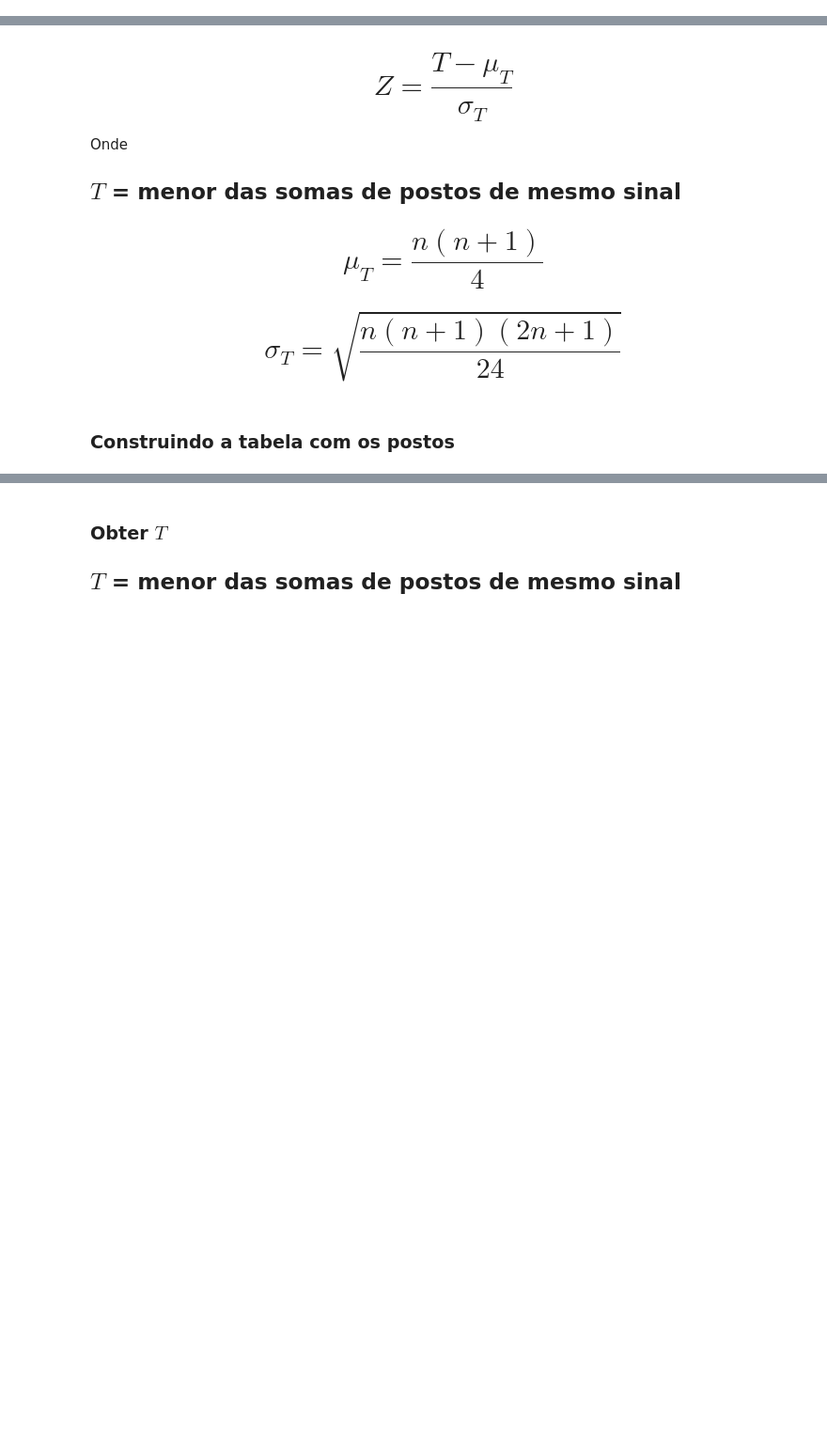
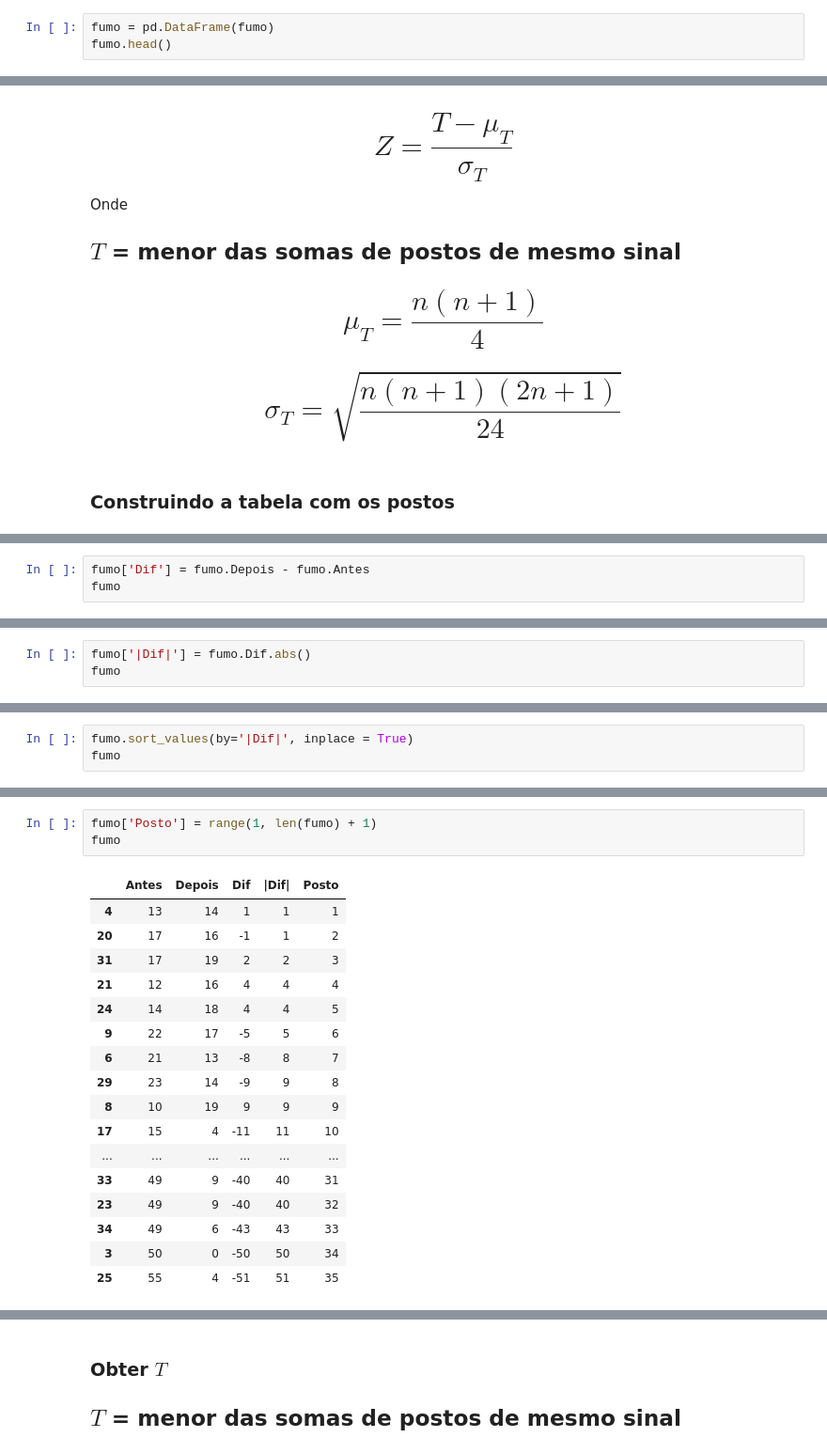
Before and after one commit to fcardosoo/Alura-008-Statistics-with-python-hypothesis-testing, a Jupyter notebook: Curso_de_Estatística_Parte_3.ipynb, the cells around one changed output, grey strips where cells are left out. Shown: that part at 94% size. Saved outputs shown, nothing was run; the diff lists cells and outputs as text; blank space fills up the shorter version.

```diff
--- a/Curso_de_Estatística_Parte_3.ipynb
+++ b/Curso_de_Estatística_Parte_3.ipynb
@@ -1142,0 +1151,3 @@ Empregado quando se deseja comparar duas amostras relacionadas, amostras emparel
+# %%
+fumo = pd.DataFrame(fumo)
+fumo.head()
@@ -1180,0 +1241,3 @@ Onde
+# %%
+fumo['Dif'] = fumo.Depois - fumo.Antes
+fumo
@@ -1180,0 +1262,3 @@ Onde
+# %%
+fumo['|Dif|'] = fumo.Dif.abs()
+fumo
@@ -1180,0 +1283,3 @@ Onde
+# %%
+fumo.sort_values(by='|Dif|', inplace = True)
+fumo
@@ -1180,0 +1304,21 @@ Onde
+# %%
+fumo['Posto'] = range(1, len(fumo) + 1)
+fumo
+# %% [output]
+|  | Antes | Depois | Dif | |Dif| | Posto |
+| 4 | 13 | 14 | 1 | 1 | 1 |
+| 20 | 17 | 16 | -1 | 1 | 2 |
+| 31 | 17 | 19 | 2 | 2 | 3 |
+| 21 | 12 | 16 | 4 | 4 | 4 |
+| 24 | 14 | 18 | 4 | 4 | 5 |
+| 9 | 22 | 17 | -5 | 5 | 6 |
+| 6 | 21 | 13 | -8 | 8 | 7 |
+| 29 | 23 | 14 | -9 | 9 | 8 |
+| 8 | 10 | 19 | 9 | 9 | 9 |
+| 17 | 15 | 4 | -11 | 11 | 10 |
+| ... | ... | ... | ... | ... | ... |
+| 33 | 49 | 9 | -40 | 40 | 31 |
+| 23 | 49 | 9 | -40 | 40 | 32 |
+| 34 | 49 | 6 | -43 | 43 | 33 |
+| 3 | 50 | 0 | -50 | 50 | 34 |
+| 25 | 55 | 4 | -51 | 51 | 35 |
```
Also changed, not shown: parts of 19 cells of this notebook.
